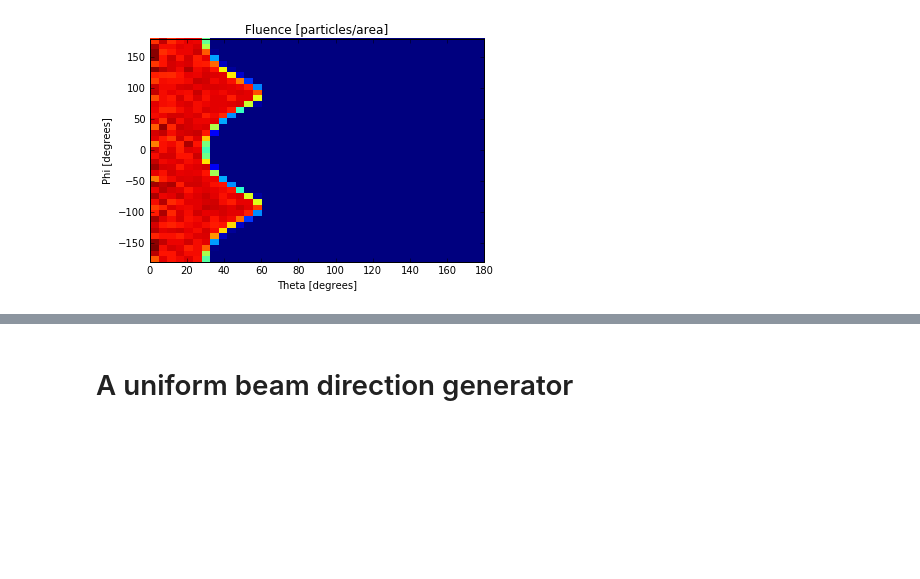
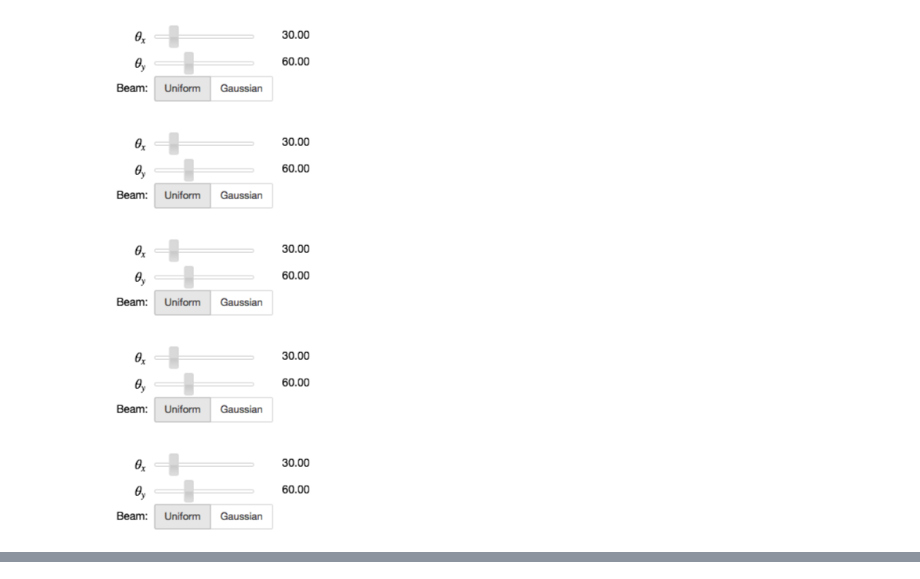
Before and after one commit to davidchall/random-direction, a Jupyter notebook: Generate_Beam_Directions.ipynb, the cells around one changed output, grey strips where cells are left out. Cells and saved outputs as stored; diff of their text form; code cells hidden in the pictures; blank space fills up the shorter version.

```diff
--- a/Generate_Beam_Directions.ipynb
+++ b/Generate_Beam_Directions.ipynb
@@ -32,35 +35,39 @@ The problems with this second method are that it cannot generate uniformly distr
 # %%
-%matplotlib inline
 from ipywidgets import interact, FloatSlider, ToggleButtons
 from IPython.display import display
 
-fig = plt.figure()
+fig1 = plt.figure()
+ax1 = fig1.add_subplot(111)
 plt.xlabel('Theta [degrees]')
 plt.ylabel('Phi [degrees]')
 plt.title('Fluence [particles/area]')
 
 theta_edges = np.linspace(   0, 180, 40)
 phi_edges   = np.linspace(-180, 180, 40)
 
 cos_edges = np.cos(np.deg2rad(theta_edges))
-bin_wgts = 1./(cos_edges[:-1] - cos_edges[1:])
+bin_wgts = 1./(cos_edges[:-1] - cos_edges[1:])   # solid area depends on theta
 
 def plot_hist(theta_x, theta_y, source_type):
     source = source_type(theta_x*ureg.degree, theta_y*ureg.degree)
     x,y,z = source.generate(1000000)
 
     theta = np.rad2deg(np.arccos(z))
-    phi = np.rad2deg(np.arctan2(y, x))
+    phi   = np.rad2deg(np.arctan2(y, x))
+    wgt = bin_wgts[np.digitize(theta, theta_edges)-1]
 
-    wgt = bin_wgts[np.digitize(theta, theta_edges)-1]   # account for how solid area depends on theta
-
-    plt.hist2d(theta, phi, bins=[theta_edges,phi_edges], weights=wgt, normed=True)
+    ax1.hist2d(theta, phi, bins=[theta_edges,phi_edges], weights=wgt)
+    display(fig1)
 
 
 w_theta_x = FloatSlider(min=1e-3, max=180, value=30, description='$\\theta_x$', continuous_update=False)
 w_theta_y = FloatSlider(min=1e-3, max=180, value=60, description='$\\theta_y$', continuous_update=False)
 w_source = ToggleButtons(options={'Uniform': UniformBeam, 'Gaussian': GaussianBeam}, value=UniformBeam, description='Beam:')
 
 _ = interact(plot_hist, theta_x=w_theta_x, theta_y=w_theta_y, source_type=w_source)
 # %% [output]
-[figure, old version]
+[figure, new version]
+[figure, added]
+[figure, added]
+[figure, added]
+[figure, added]
@@ -81,5 +90,3 @@ Here is a helpful visualization of the Marsaglia transformation, courtesy of thi
 ![Animation of Marsaglia transformation](http://i.stack.imgur.com/qxPG3.gif)
 
 Marsaglia, G. "Choosing a Point from the Surface of a Sphere." *Ann. Math. Stat.* **43**, 645-646, 1972.
-# %% [markdown]
-# A uniform beam direction generator
```
Also changed, not shown: parts of 9 cells of this notebook, 1 other file.
